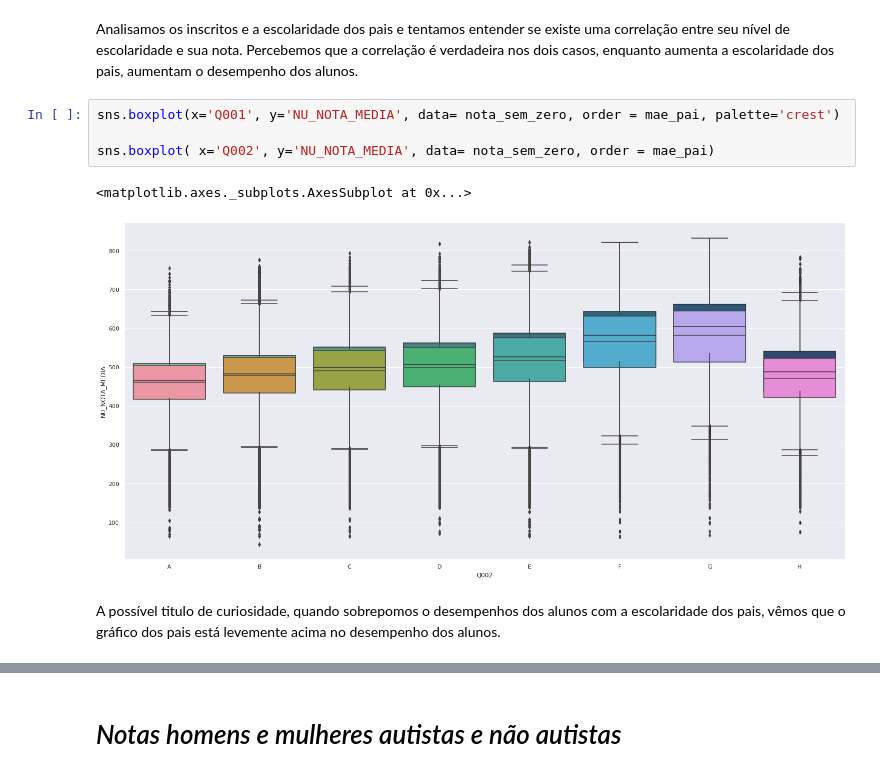
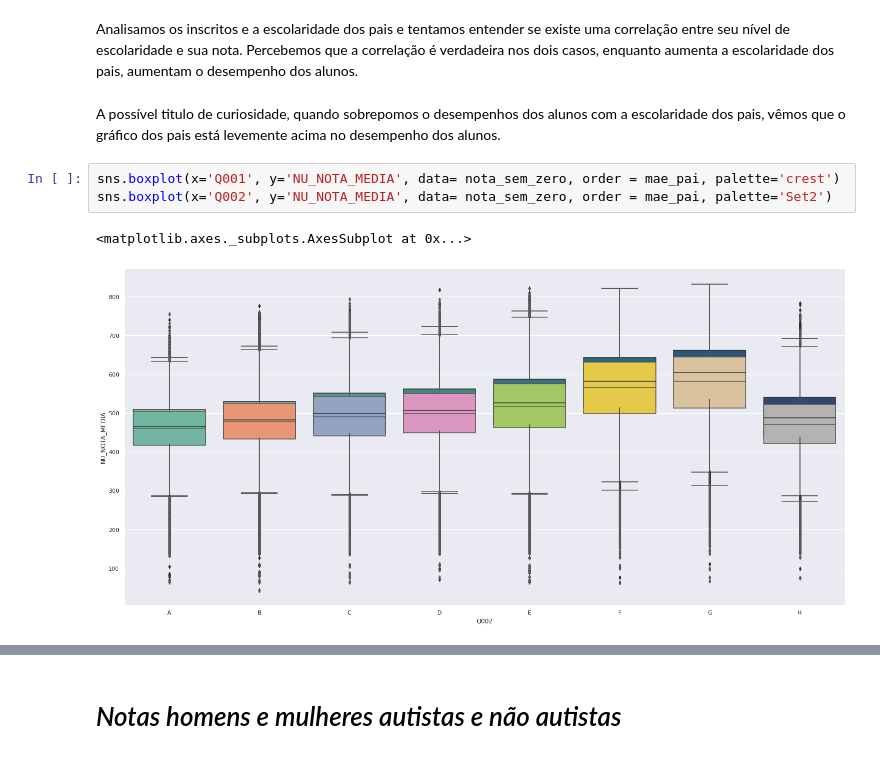
Before and after one commit to VitorCapelos/imersao-dados-2, a Jupyter notebook: Imersão_Dados_Microdados_ENEM_2019.ipynb, the cells around one changed output, grey strips where cells are left out. Drawn from its saved outputs; the diff is of its cells as text.

```diff
--- a/Imersão_Dados_Microdados_ENEM_2019.ipynb
+++ b/Imersão_Dados_Microdados_ENEM_2019.ipynb
@@ -264,12 +449,11 @@ Text(0.5, 0.98, 'Nota e escolaridade dos pais')
 [figure]
 # %% [markdown]
 Analisamos os inscritos e a escolaridade dos pais e tentamos entender se existe uma correlação entre seu nível de escolaridade e sua nota. Percebemos que a correlação é verdadeira nos dois casos, enquanto aumenta a escolaridade dos pais, aumentam o desempenho dos alunos.
-# %%
-sns.boxplot(x='Q001', y='NU_NOTA_MEDIA', data= nota_sem_zero, order = mae_pai, palette='crest')
-
-sns.boxplot( x='Q002', y='NU_NOTA_MEDIA', data= nota_sem_zero, order = mae_pai)
-# %% [output]
-<matplotlib.axes._subplots.AxesSubplot at 0x...>
-[figure, removed]
 # %% [markdown]
 A possível titulo de curiosidade, quando sobrepomos o desempenhos dos alunos com a escolaridade dos pais, vêmos que o gráfico dos pais está levemente acima no desempenho dos alunos.
+# %%
+sns.boxplot(x='Q001', y='NU_NOTA_MEDIA', data= nota_sem_zero, order = mae_pai, palette='crest')
+sns.boxplot(x='Q002', y='NU_NOTA_MEDIA', data= nota_sem_zero, order = mae_pai, palette='Set2')
+# %% [output]
+<matplotlib.axes._subplots.AxesSubplot at 0x...>
+[figure, added]
```
Also changed, not shown: parts of 75 cells of this notebook.
